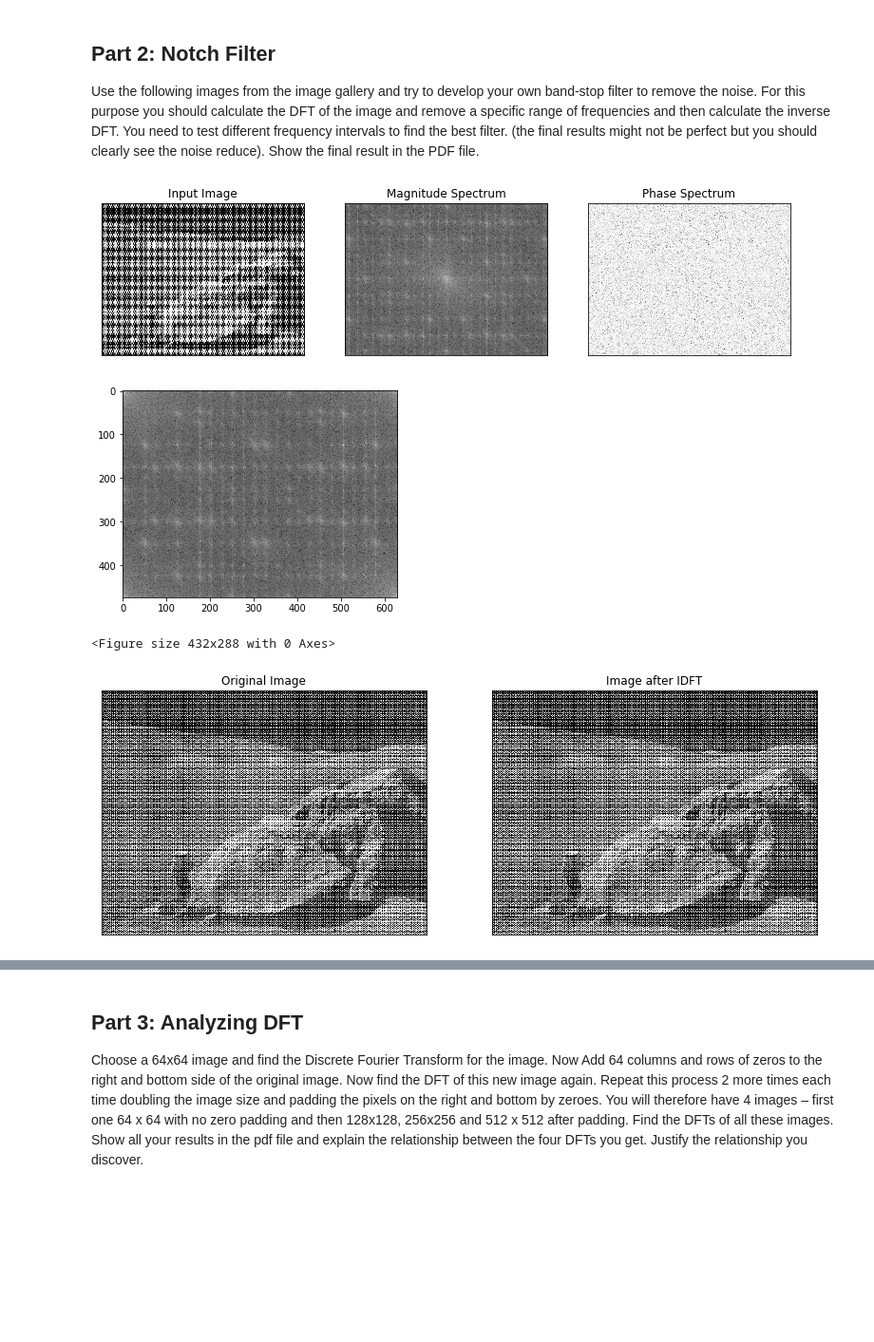
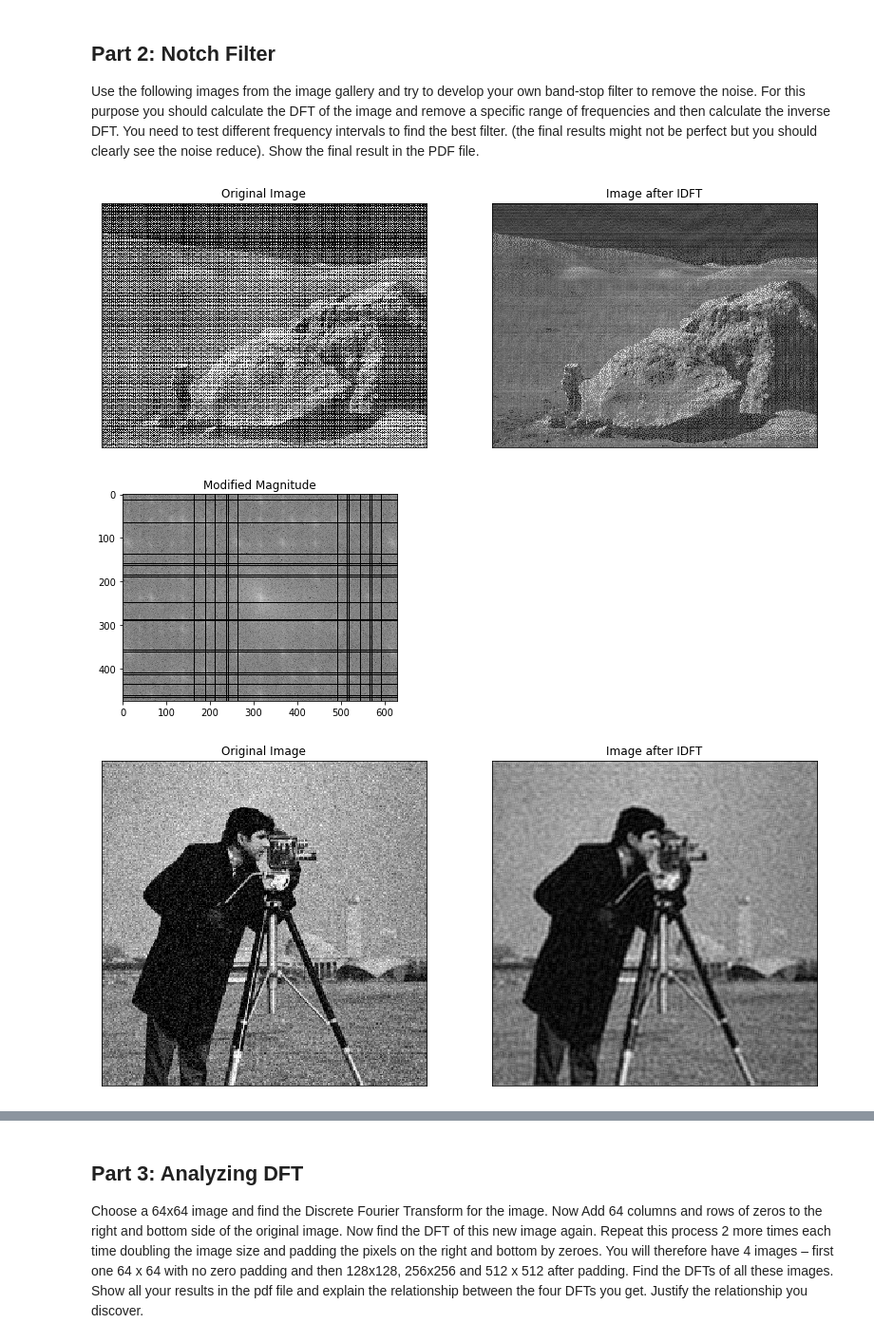
Before and after one commit to SakshiAgarwal/VisualComputingHW2, a Jupyter notebook: [CS211A] Assignment 2.ipynb, the cells around one changed output, grey strips where cells are left out. Shown at 95% size. Cells and saved outputs as stored; diff of their text form; code cells hidden in the pictures; blank space fills up the shorter version.

```diff
--- a/[CS211A] Assignment 2.ipynb
+++ b/[CS211A] Assignment 2.ipynb
@@ -111,55 +115,51 @@ dft_shifted = plot_dft(cross)
 ## Part 2: Notch Filter
 Use the following images from the image gallery and try to develop your own band-stop filter to remove the noise. For this purpose you should calculate the DFT of the image and remove a specific range of frequencies and then calculate the inverse DFT. You need to test different frequency intervals to find the best filter. (the final results might not be perfect but you should clearly see the noise reduce). Show the final result in the PDF file.
 # %%
-def gmask(size):
-    x, y = np.meshgrid(np.linspace(-1,1,size*2+1), np.linspace(-1,1,size*2+1))
-    d = np.sqrt(x*x+y*y)
-    sigma, mu = 1.0, 0.0
-    g = np.exp(-( (d-mu)**2 / ( 2.0 * sigma**2 ) ) )
-    return g
+def standard_notch(magnitude, safe_window, threshold_offset):
+    threshold = np.mean(magnitude) + threshold_offset
+    center_x = int(len(magnitude)/2)
+    center_y = int(len(magnitude[0])/2)
+    # array of bools
+    amp_high_horizontal = np.where(np.max(magnitude, axis=1) > threshold)[0]
+    amp_high_vertical = np.where(np.max(magnitude, axis=0) > threshold)[0]
+    # array of indices with safe window removed
+    amp_high_horizontal = amp_high_horizontal[np.logical_or(amp_high_horizontal < center_x-safe_window, amp_high_horizontal > center_x+safe_window)]
+    amp_high_vertical = amp_high_vertical[np.logical_or(amp_high_vertical < center_y-safe_window, amp_high_vertical > center_y+safe_window)]
+    # apply the filter
+    magnitude[amp_high_horizontal,:] = 0
+    magnitude[:,amp_high_vertical] = 0
+    return magnitude
 
-def plotNotchFilter(image_name):
+def plotNotchFilter(image_name, safe_window, threshold_offset):
     # read image and DFT
     image = cv2.imread(image_name,cv2.IMREAD_GRAYSCALE)
-    dft_image = plot_dft(image, 1.2, False)
+    dft_shifted = plot_dft(image, 1.2, True)
 
     # create magnitude and phase
-    dft_shifted = np.fft.fftshift(dft_image)
     dft_real = dft_shifted[:,:,0]
     dft_imaginary = dft_shifted[:,:,1]
     magnitude_spectrum = np.log(cv2.magnitude(dft_real, dft_imaginary))
     phase = np.log(cv2.phase(dft_real, dft_imaginary))
 
     # modify somehow
-    '''
-    size = 3
-    mask = 1-gmask(size)
-    print(gmask)
-    mu = np.mean(magnitude_spectrum)
     modified_magnitude = magnitude_spectrum[:,:]
-    for i in range(len(magnitude_spectrum)-size*2-1):
-        mi = i+size
-        for j in range(len(magnitude_spectrum[i])-size*2-1):
-            mj = j+size
-            if magnitude_spectrum[mi,mj] > mu+3:
-                modified_magnitude[mi-size:mi+size+1,mj-size:mj+size+1] = modified_magnitude[mi-size:mi+size+1,mj-size:mj+size+1] * mask
-    '''
-    modified_magnitude = magnitude_spectrum
-    plt.imshow(modified_magnitude, cmap="gray")
-    plt.figure();
+    modified_magnitude = standard_notch(modified_magnitude, safe_window, threshold_offset)
 
     # Bring DFT back from magnitude
     modified_dft_real = np.exp(modified_magnitude)*np.cos(np.exp(phase))
     modified_dft_imaginary = np.exp(modified_magnitude)*np.sin(np.exp(phase))
-    modified_dft = np.stack((modified_dft_imaginary, modified_dft_real), axis=2)
+    modified_dft = np.stack((modified_dft_real, modified_dft_imaginary), axis=2)
 
     # IDFT
     plot_idft(image, modified_dft, 1.5)
 
-plotNotchFilter("images/moonlanding.png");
-#plotNotchFilter("images/psnr2.png");
+    plt.figure();
+    plt.imshow(modified_magnitude, cmap="gray")
+    plt.title("Modified Magnitude")
+
+plotNotchFilter("images/moonlanding.png", 10, 3.6);
+plotNotchFilter("images/psnr2.png", 50, 1);
 # %% [output]
-[figure, old version]
+[figure, new version]
-[figure, old version]
+[figure, new version]
-<Figure size 432x288 with 0 Axes>
-[figure, old version]
+[figure, new version]
```
Also changed, not shown: parts of 6 cells of this notebook, 1 other file.
